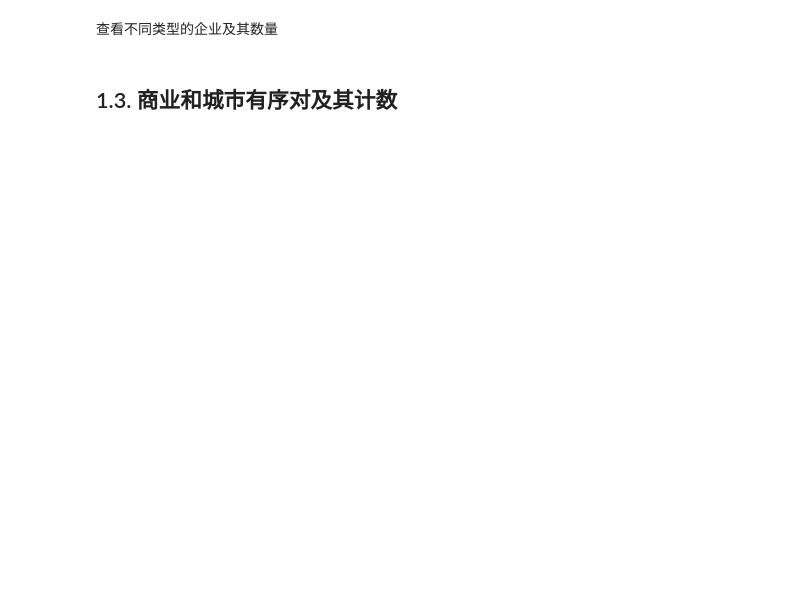
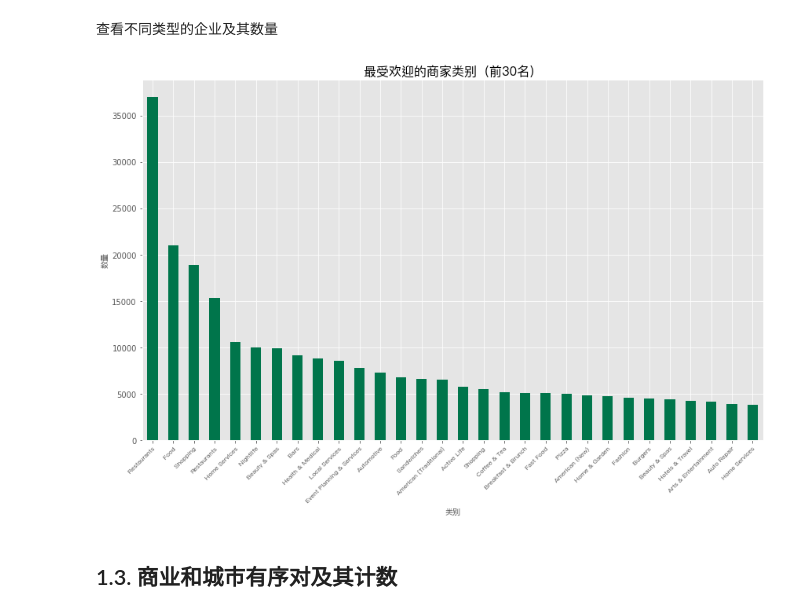
Before and after one commit to nanhaishu/YelpRecommendation-new-, a Jupyter notebook: notebooks/01_数据预处理.ipynb, the cells around one changed output. Cells and saved outputs as stored; diff of their text form; code cells hidden in the pictures; blank space fills up the shorter version.

```diff
--- a/notebooks/01_数据预处理.ipynb
+++ b/notebooks/01_数据预处理.ipynb
@@ -73,32 +81,34 @@ plt.show()
 # %%
 # 首先计算每个类别的出现次数
 categories_dict = {}
-for _ in yelp_business.categories:
+for _ in business_df.categories:
     cat = str(_).split(',')
     for j in cat:
         if j not in categories_dict.keys():
             categories_dict[j] = 1
         else:
             categories_dict[j] += 1
 
 categories_series = pd.Series(categories_dict)
 categories_series.sort_values(ascending=False, inplace=True)
 
 # 绘制前30个类别的柱状图
 ax = categories_series[:30].plot(
     kind='bar', color=main_color[0], figsize=(12, 8))
 ax.set_xticklabels(
     categories_series[:30].index, fontproperties=PingFang,
     rotation=45, ha='right', wrap=True,
     fontsize=8)
 
 
 ax.set_xlabel('类别', fontproperties=PingFang)
 ax.set_ylabel('数量', fontproperties=PingFang)
 plt.tight_layout()
 plt.savefig('../images/02_最受欢迎的商家类别.png', dpi=600)
 ax.set_title('最受欢迎的商家类别（前30名）', fontproperties=PingFang, fontsize=16)
 plt.show()
+# %% [output]
+[figure, added]
 # %% [markdown]
 ## 1.3. 商业和城市有序对及其计数
 # %%
```
Also changed, not shown: parts of 23 cells of this notebook, 3 other files.
